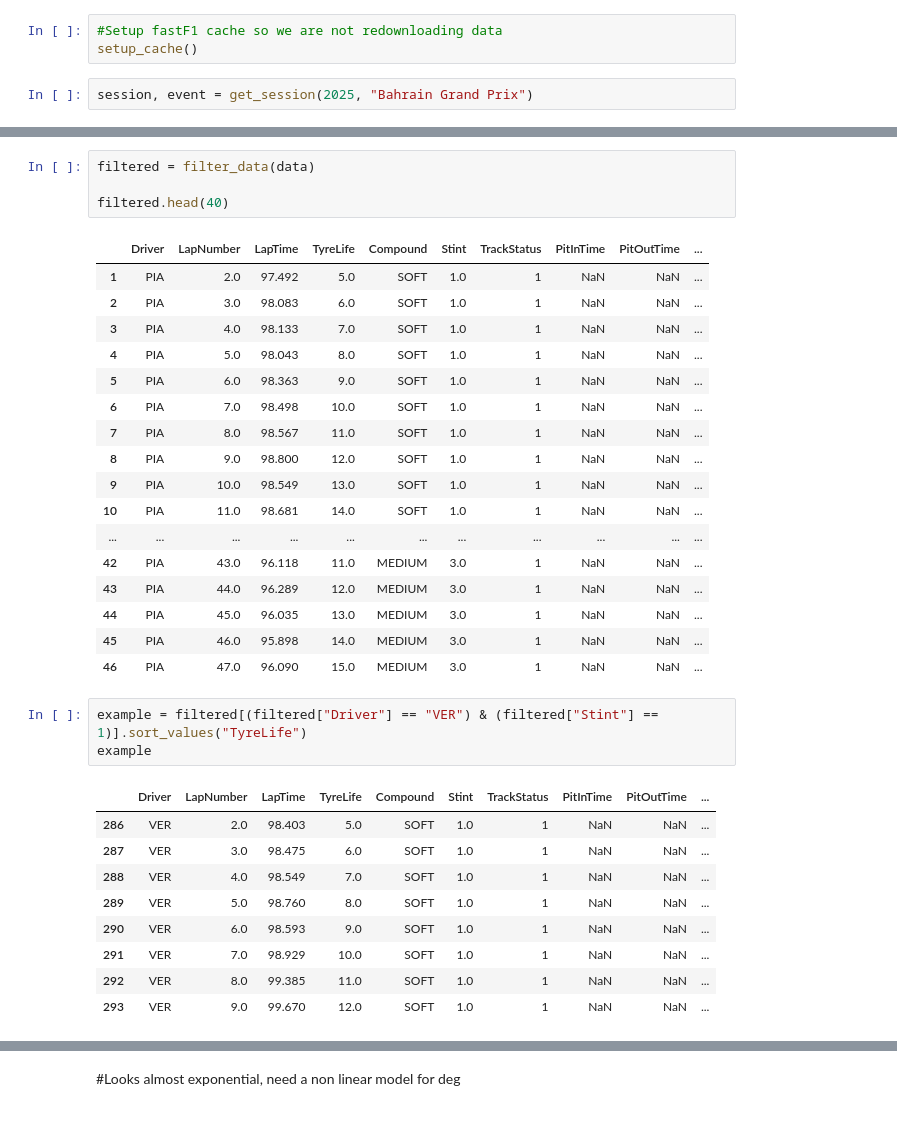
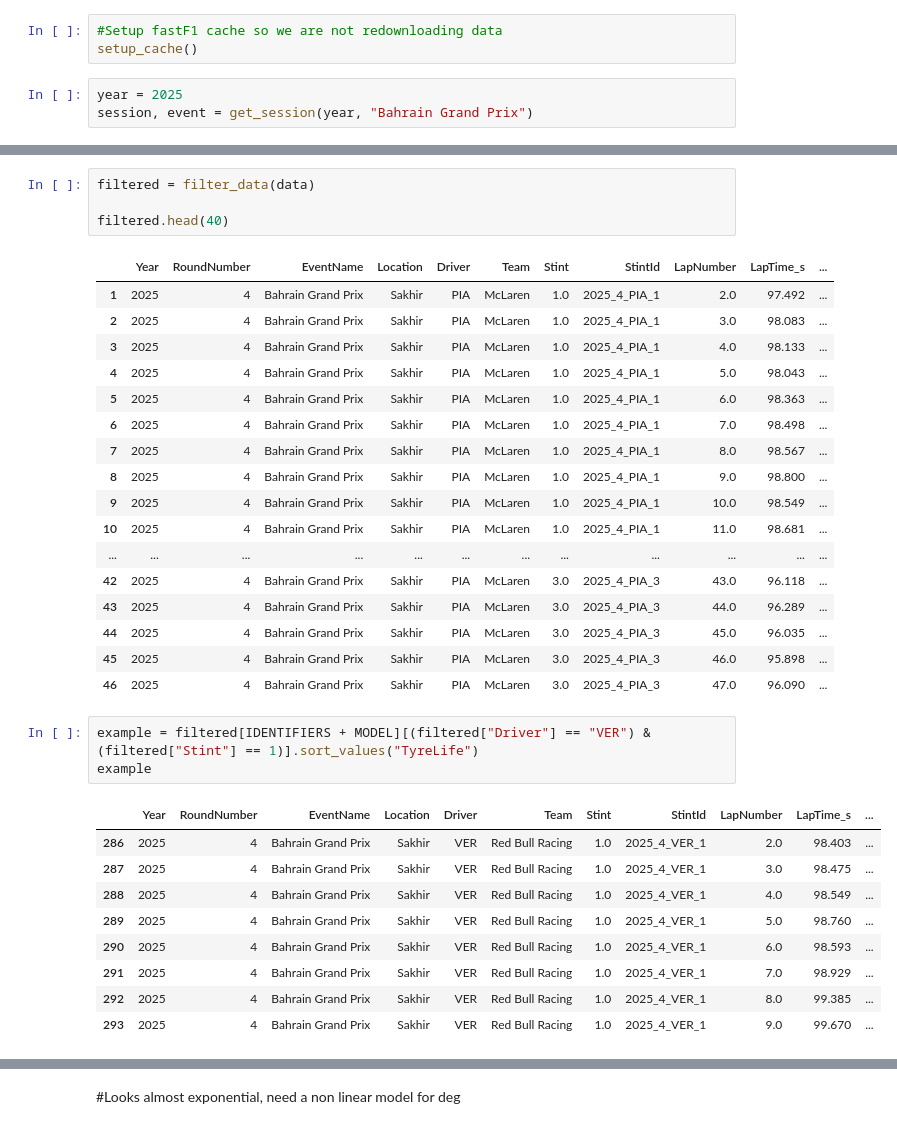
Before and after one commit to JordanMongardini1/f1-tyre-strategy, a Jupyter notebook: notebooks/01_data_exploration.ipynb, the cells around one changed output, grey strips where cells are left out. Drawn from its saved outputs; the diff is of its cells as text.

```diff
--- a/notebooks/01_data_exploration.ipynb
+++ b/notebooks/01_data_exploration.ipynb
@@ -6,4 +6,5 @@ import matplotlib.pyplot as plt
 #Setup fastF1 cache so we are not redownloading data
 setup_cache()
 # %%
-session, event = get_session(2025, "Bahrain Grand Prix")
+year = 2025
+session, event = get_session(year, "Bahrain Grand Prix")
@@ -52,35 +35,35 @@ filtered = filter_data(data)
 
 filtered.head(40)
 # %% [output]
-|  | Driver | LapNumber | LapTime | TyreLife | Compound | Stint | TrackStatus | PitInTime | PitOutTime | ... |
-| 1 | PIA | 2.0 | 97.492 | 5.0 | SOFT | 1.0 | 1 | NaN | NaN | ... |
-| 2 | PIA | 3.0 | 98.083 | 6.0 | SOFT | 1.0 | 1 | NaN | NaN | ... |
-| 3 | PIA | 4.0 | 98.133 | 7.0 | SOFT | 1.0 | 1 | NaN | NaN | ... |
-| 4 | PIA | 5.0 | 98.043 | 8.0 | SOFT | 1.0 | 1 | NaN | NaN | ... |
-| 5 | PIA | 6.0 | 98.363 | 9.0 | SOFT | 1.0 | 1 | NaN | NaN | ... |
-| 6 | PIA | 7.0 | 98.498 | 10.0 | SOFT | 1.0 | 1 | NaN | NaN | ... |
-| 7 | PIA | 8.0 | 98.567 | 11.0 | SOFT | 1.0 | 1 | NaN | NaN | ... |
-| 8 | PIA | 9.0 | 98.800 | 12.0 | SOFT | 1.0 | 1 | NaN | NaN | ... |
-| 9 | PIA | 10.0 | 98.549 | 13.0 | SOFT | 1.0 | 1 | NaN | NaN | ... |
-| 10 | PIA | 11.0 | 98.681 | 14.0 | SOFT | 1.0 | 1 | NaN | NaN | ... |
-| ... | ... | ... | ... | ... | ... | ... | ... | ... | ... | ... |
-| 42 | PIA | 43.0 | 96.118 | 11.0 | MEDIUM | 3.0 | 1 | NaN | NaN | ... |
-| 43 | PIA | 44.0 | 96.289 | 12.0 | MEDIUM | 3.0 | 1 | NaN | NaN | ... |
-| 44 | PIA | 45.0 | 96.035 | 13.0 | MEDIUM | 3.0 | 1 | NaN | NaN | ... |
-| 45 | PIA | 46.0 | 95.898 | 14.0 | MEDIUM | 3.0 | 1 | NaN | NaN | ... |
-| 46 | PIA | 47.0 | 96.090 | 15.0 | MEDIUM | 3.0 | 1 | NaN | NaN | ... |
+|  | Year | RoundNumber | EventName | Location | Driver | Team | Stint | StintId | LapNumber | LapTime_s | ... |
+| 1 | 2025 | 4 | Bahrain Grand Prix | Sakhir | PIA | McLaren | 1.0 | 2025_4_PIA_1 | 2.0 | 97.492 | ... |
+| 2 | 2025 | 4 | Bahrain Grand Prix | Sakhir | PIA | McLaren | 1.0 | 2025_4_PIA_1 | 3.0 | 98.083 | ... |
+| 3 | 2025 | 4 | Bahrain Grand Prix | Sakhir | PIA | McLaren | 1.0 | 2025_4_PIA_1 | 4.0 | 98.133 | ... |
+| 4 | 2025 | 4 | Bahrain Grand Prix | Sakhir | PIA | McLaren | 1.0 | 2025_4_PIA_1 | 5.0 | 98.043 | ... |
+| 5 | 2025 | 4 | Bahrain Grand Prix | Sakhir | PIA | McLaren | 1.0 | 2025_4_PIA_1 | 6.0 | 98.363 | ... |
+| 6 | 2025 | 4 | Bahrain Grand Prix | Sakhir | PIA | McLaren | 1.0 | 2025_4_PIA_1 | 7.0 | 98.498 | ... |
+| 7 | 2025 | 4 | Bahrain Grand Prix | Sakhir | PIA | McLaren | 1.0 | 2025_4_PIA_1 | 8.0 | 98.567 | ... |
+| 8 | 2025 | 4 | Bahrain Grand Prix | Sakhir | PIA | McLaren | 1.0 | 2025_4_PIA_1 | 9.0 | 98.800 | ... |
+| 9 | 2025 | 4 | Bahrain Grand Prix | Sakhir | PIA | McLaren | 1.0 | 2025_4_PIA_1 | 10.0 | 98.549 | ... |
+| 10 | 2025 | 4 | Bahrain Grand Prix | Sakhir | PIA | McLaren | 1.0 | 2025_4_PIA_1 | 11.0 | 98.681 | ... |
+| ... | ... | ... | ... | ... | ... | ... | ... | ... | ... | ... | ... |
+| 42 | 2025 | 4 | Bahrain Grand Prix | Sakhir | PIA | McLaren | 3.0 | 2025_4_PIA_3 | 43.0 | 96.118 | ... |
+| 43 | 2025 | 4 | Bahrain Grand Prix | Sakhir | PIA | McLaren | 3.0 | 2025_4_PIA_3 | 44.0 | 96.289 | ... |
+| 44 | 2025 | 4 | Bahrain Grand Prix | Sakhir | PIA | McLaren | 3.0 | 2025_4_PIA_3 | 45.0 | 96.035 | ... |
+| 45 | 2025 | 4 | Bahrain Grand Prix | Sakhir | PIA | McLaren | 3.0 | 2025_4_PIA_3 | 46.0 | 95.898 | ... |
+| 46 | 2025 | 4 | Bahrain Grand Prix | Sakhir | PIA | McLaren | 3.0 | 2025_4_PIA_3 | 47.0 | 96.090 | ... |
 # %%
-example = filtered[(filtered["Driver"] == "VER") & (filtered["Stint"] == 1)].sort_values("TyreLife")
+example = filtered[IDENTIFIERS + MODEL][(filtered["Driver"] == "VER") & (filtered["Stint"] == 1)].sort_values("TyreLife")
 example
 # %% [output]
-|  | Driver | LapNumber | LapTime | TyreLife | Compound | Stint | TrackStatus | PitInTime | PitOutTime | ... |
-| 286 | VER | 2.0 | 98.403 | 5.0 | SOFT | 1.0 | 1 | NaN | NaN | ... |
-| 287 | VER | 3.0 | 98.475 | 6.0 | SOFT | 1.0 | 1 | NaN | NaN | ... |
-| 288 | VER | 4.0 | 98.549 | 7.0 | SOFT | 1.0 | 1 | NaN | NaN | ... |
-| 289 | VER | 5.0 | 98.760 | 8.0 | SOFT | 1.0 | 1 | NaN | NaN | ... |
-| 290 | VER | 6.0 | 98.593 | 9.0 | SOFT | 1.0 | 1 | NaN | NaN | ... |
-| 291 | VER | 7.0 | 98.929 | 10.0 | SOFT | 1.0 | 1 | NaN | NaN | ... |
-| 292 | VER | 8.0 | 99.385 | 11.0 | SOFT | 1.0 | 1 | NaN | NaN | ... |
-| 293 | VER | 9.0 | 99.670 | 12.0 | SOFT | 1.0 | 1 | NaN | NaN | ... |
+|  | Year | RoundNumber | EventName | Location | Driver | Team | Stint | StintId | LapNumber | LapTime_s | ... |
+| 286 | 2025 | 4 | Bahrain Grand Prix | Sakhir | VER | Red Bull Racing | 1.0 | 2025_4_VER_1 | 2.0 | 98.403 | ... |
+| 287 | 2025 | 4 | Bahrain Grand Prix | Sakhir | VER | Red Bull Racing | 1.0 | 2025_4_VER_1 | 3.0 | 98.475 | ... |
+| 288 | 2025 | 4 | Bahrain Grand Prix | Sakhir | VER | Red Bull Racing | 1.0 | 2025_4_VER_1 | 4.0 | 98.549 | ... |
+| 289 | 2025 | 4 | Bahrain Grand Prix | Sakhir | VER | Red Bull Racing | 1.0 | 2025_4_VER_1 | 5.0 | 98.760 | ... |
+| 290 | 2025 | 4 | Bahrain Grand Prix | Sakhir | VER | Red Bull Racing | 1.0 | 2025_4_VER_1 | 6.0 | 98.593 | ... |
+| 291 | 2025 | 4 | Bahrain Grand Prix | Sakhir | VER | Red Bull Racing | 1.0 | 2025_4_VER_1 | 7.0 | 98.929 | ... |
+| 292 | 2025 | 4 | Bahrain Grand Prix | Sakhir | VER | Red Bull Racing | 1.0 | 2025_4_VER_1 | 8.0 | 99.385 | ... |
+| 293 | 2025 | 4 | Bahrain Grand Prix | Sakhir | VER | Red Bull Racing | 1.0 | 2025_4_VER_1 | 9.0 | 99.670 | ... |
 # %%
 #Plot lap time vs tyre life
```
Also changed, not shown: parts of 16 cells of this notebook, 5 other files.
